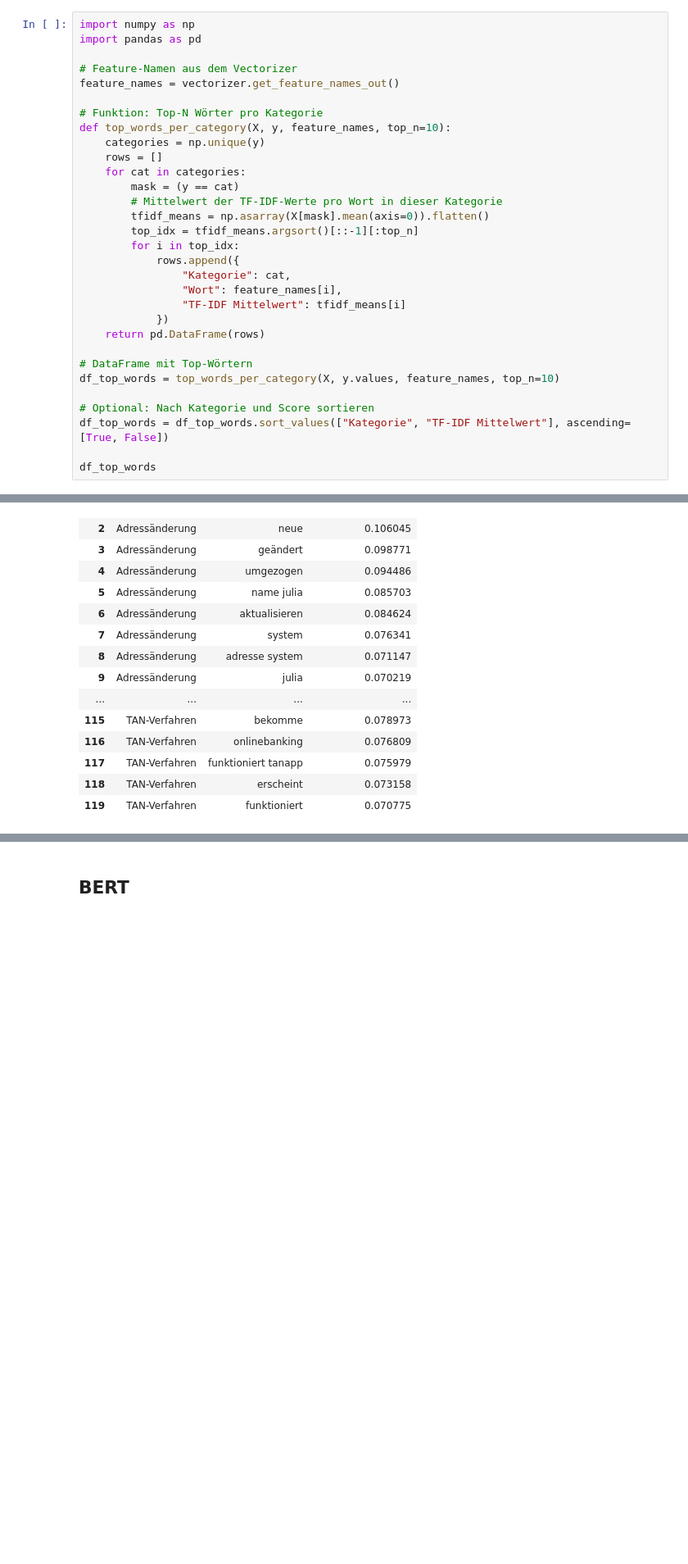
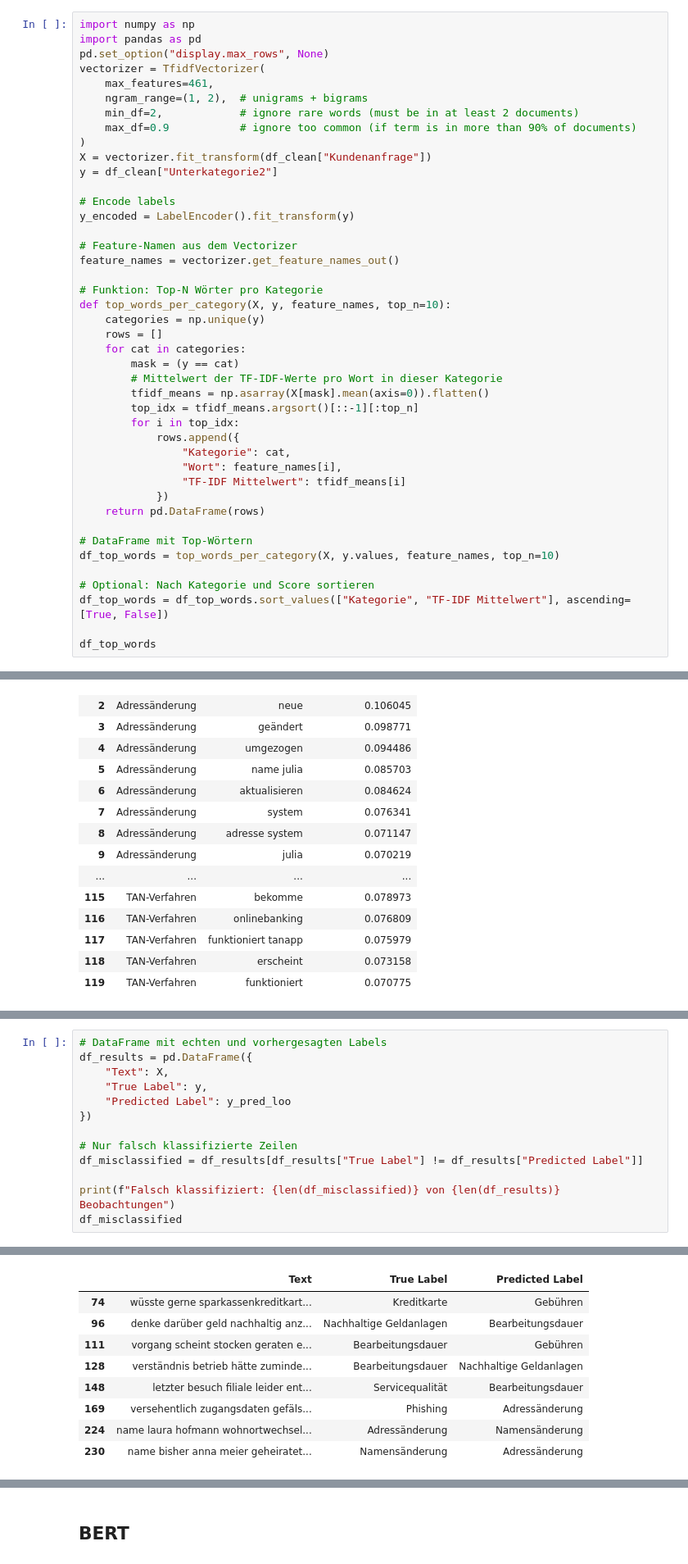
Before and after one commit to almilash/sparkasse_text_classification_challenge, a Jupyter notebook: model/Sparkasse_Challenge_AD-3.ipynb, the cells around one changed output, grey strips where cells are left out. Shown at 82% size. Cells and saved outputs as stored; diff of their text form; blank space fills up the shorter version.

```diff
--- a/model/Sparkasse_Challenge_AD-3.ipynb
+++ b/model/Sparkasse_Challenge_AD-3.ipynb
@@ -426,6 +426,18 @@ Name: 5, dtype: float64
 # %%
 import numpy as np
 import pandas as pd
+pd.set_option("display.max_rows", None)
+vectorizer = TfidfVectorizer(
+    max_features=461,
+    ngram_range=(1, 2),  # unigrams + bigrams
+    min_df=2,            # ignore rare words (must be in at least 2 documents)
+    max_df=0.9           # ignore too common (if term is in more than 90% of documents)
+)
+X = vectorizer.fit_transform(df_clean["Kundenanfrage"])
+y = df_clean["Unterkategorie2"]
+
+# Encode labels
+y_encoded = LabelEncoder().fit_transform(y)
 
 # Feature-Namen aus dem Vectorizer
 feature_names = vectorizer.get_feature_names_out()
@@ -604,0 +576,14 @@ for class_idx, class_name in enumerate(classes):
+# %%
+# DataFrame mit echten und vorhergesagten Labels
+df_results = pd.DataFrame({
+    "Text": X,
+    "True Label": y,
+    "Predicted Label": y_pred_loo
+})
+
+# Nur falsch klassifizierte Zeilen
+df_misclassified = df_results[df_results["True Label"] != df_results["Predicted Label"]]
+
+print(f"Falsch klassifiziert: {len(df_misclassified)} von {len(df_results)} Beobachtungen")
+df_misclassified
+# %% [output]
@@ -604,0 +591,9 @@ for class_idx, class_name in enumerate(classes):
+|  | Text | True Label | Predicted Label |
+| 74 | wüsste gerne sparkassenkreditkart... | Kreditkarte | Gebühren |
+| 96 | denke darüber geld nachhaltig anz... | Nachhaltige Geldanlagen | Bearbeitungsdauer |
+| 111 | vorgang scheint stocken geraten e... | Bearbeitungsdauer | Gebühren |
+| 128 | verständnis betrieb hätte zuminde... | Bearbeitungsdauer | Nachhaltige Geldanlagen |
+| 148 | letzter besuch filiale leider ent... | Servicequalität | Bearbeitungsdauer |
+| 169 | versehentlich zugangsdaten gefäls... | Phishing | Adressänderung |
+| 224 | name laura hofmann wohnortwechsel... | Adressänderung | Namensänderung |
+| 230 | name bisher anna meier geheiratet... | Namensänderung | Adressänderung |
```
Also changed, not shown: parts of 8 cells of this notebook.
